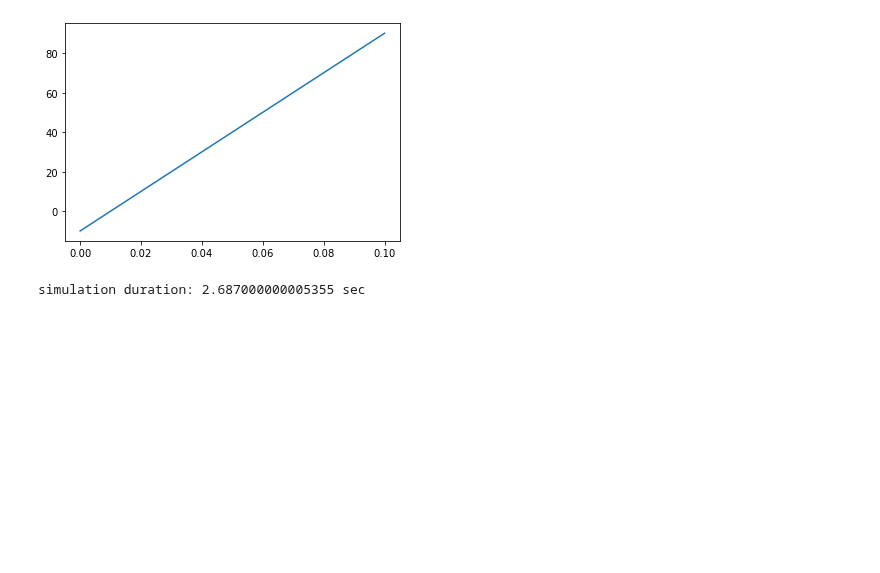
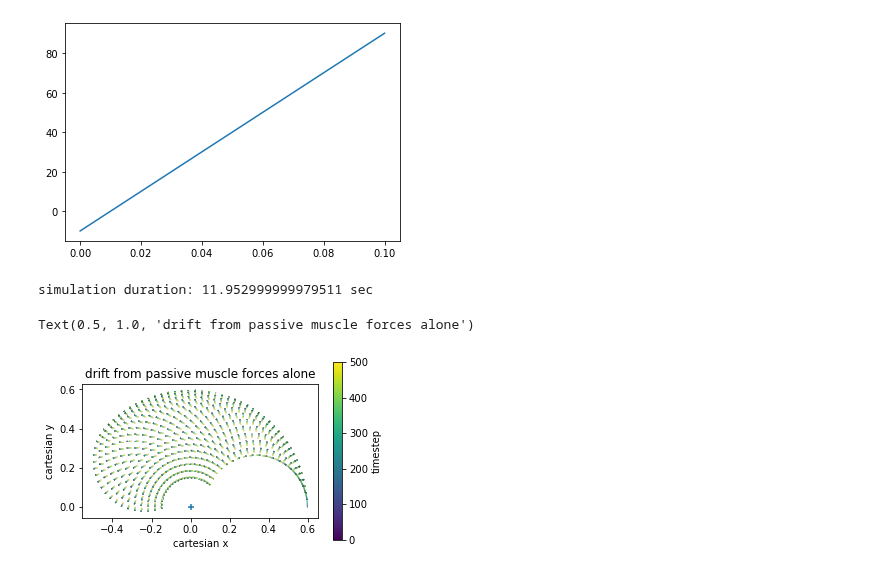
Before and after one commit to OlivierCodol/MotorNet, a Jupyter notebook: notebooks/oliviers_playground/compliant_tendon.ipynb, the cells around one changed output. Saved outputs shown, nothing was run; the diff lists cells and outputs as text; code cells hidden in the pictures; blank space fills up the shorter version.

```diff
--- a/notebooks/oliviers_playground/compliant_tendon.ipynb
+++ b/notebooks/oliviers_playground/compliant_tendon.ipynb
@@ -141,37 +143,35 @@ plt.show()
 # %%
 arm = CompliantTendonArm(timestep=0.0001, min_activation=0.01)
 
 sho, elb = np.meshgrid(
-    np.linspace(arm.pos_lower_bounds[0], arm.pos_upper_bounds[0], 21).astype('float32'),
-    np.linspace(arm.pos_lower_bounds[1], arm.pos_upper_bounds[1], 21).astype('float32'))
+    np.linspace(arm.pos_lower_bound[0], arm.pos_upper_bound[0], 21).astype('float32'),
+    np.linspace(arm.pos_lower_bound[1], arm.pos_upper_bound[1], 21).astype('float32'))
 z = tf.zeros_like(sho.reshape(-1))
 
-ex = tf.ones((sho.size, arm.n_muscles)) * [0, 0.05, 0, 0, 0, 0]
-state0 = arm.get_initial_state(skeleton_state=tf.stack([sho.reshape(-1), elb.reshape(-1), z, z], axis=1))
+ex = tf.ones((sho.size, arm.n_muscles)) * [0, 1, 0, 0, 0, 0]
+state0 = arm.get_initial_state(joint_state=tf.stack([sho.reshape(-1), elb.reshape(-1), z, z], axis=1))
 
 j_results = state0[0][:, tf.newaxis, :]
 c_results = state0[1][:, tf.newaxis, :]
-m_results = state0[-2][:, tf.newaxis, :, :]
+m_results = state0[2][:, tf.newaxis, :, :]
 states = state0
 
 start = time.monotonic()
 # 200 ms simulation to assess drift
-for _ in range(int(0.01 / arm.dt)):
+for _ in range(int(0.05 / arm.dt)):
     states = arm(ex, states[0], states[-2], states[-1])
     j_results = tf.concat([j_results, states[0][:, tf.newaxis, :]], axis=1)
     c_results = tf.concat([c_results, states[1][:, tf.newaxis, :]], axis=1)
     m_results = tf.concat([m_results, states[-2][:, tf.newaxis, :, :]], axis=1)
 print('simulation duration: ' + str(time.monotonic() - start) + ' sec')
 
-# plt.figure(figsize=(5, 3)).set_tight_layout(True)
-# plot_pos_over_time(cart_results=c_results)
-# plt.title('drift from passive muscle forces alone')
-
-
-mstate = state0[-2].numpy().reshape((21, 21, 6, 6))
-gstate = state0[-1].numpy().reshape((21, 21, 4, 6))
+plt.figure(figsize=(5, 3)).set_tight_layout(True)
+plot_pos_over_time(cart_results=c_results)
+plt.title('drift from passive muscle forces alone')
 # %% [output]
-simulation duration: 2.687000000005355 sec
+simulation duration: 11.952999999979511 sec
+Text(0.5, 1.0, 'drift from passive muscle forces alone')
+[figure, added]
 # %%
 trial = 72
 plt.figure(figsize=(14, 5)).set_tight_layout(True)
```
Also changed, not shown: parts of 9 cells of this notebook, 2 other files.
